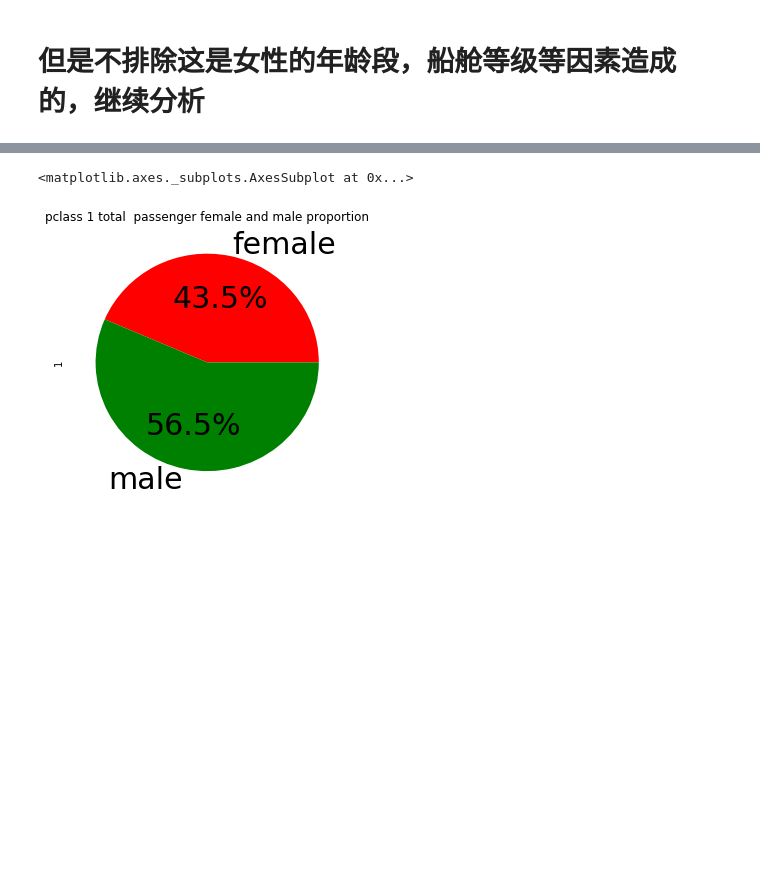
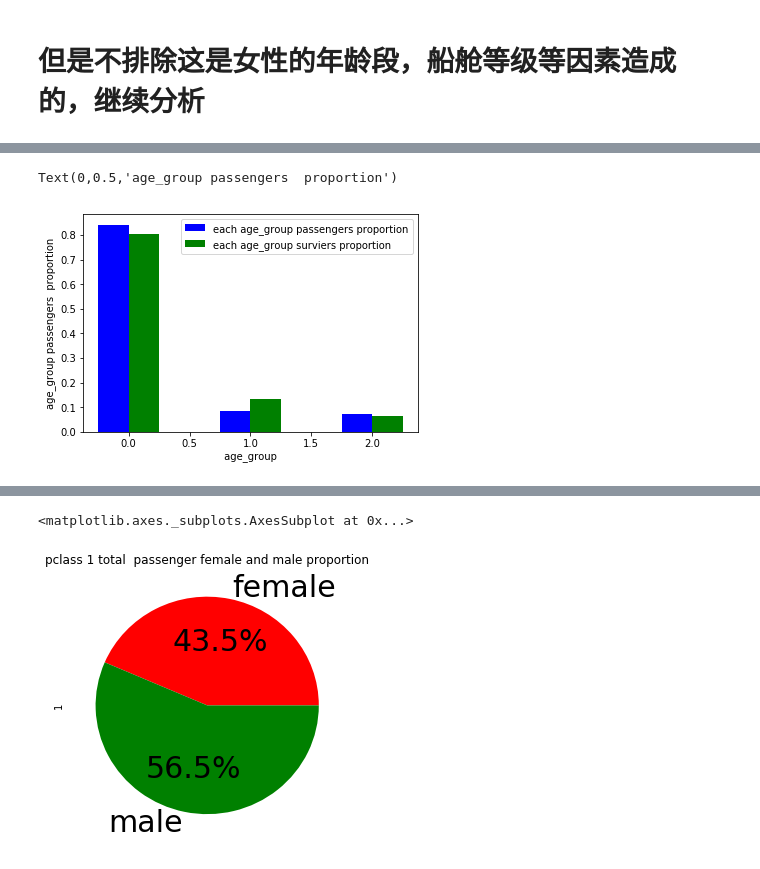
Before and after one commit to dedlous/data_wrangling, a Jupyter notebook: titanic-data_wrangle.ipynb, the cells around one changed output, grey strips where cells are left out. Cells and saved outputs as stored; diff of their text form; code cells hidden in the pictures; blank space fills up the shorter version.

```diff
--- a/titanic-data_wrangle.ipynb
+++ b/titanic-data_wrangle.ipynb
@@ -112,0 +205,19 @@ Text(0.5,1,' female and male surviers proportion')
+# %%
+#
+# 整条船上每个age_group中旅客数量的比例
+#
+total_age_group_proportion=(df.groupby("age_group")['PassengerId'].count()/(df['PassengerId'].count()))
+#
+# 幸存者中每个age_group中旅客的数量的比例
+#
+survived_age_group_proportion=(df_survived.groupby("age_group")['PassengerId'].count()/(df_survived['PassengerId'].count()))
+# %%
+X = np.arange(3)
+plt.bar(X -0.125, total_age_group_proportion, color = 'b', width = 0.25,label='each age_group passengers proportion')
+plt.bar(X +0.125, survived_age_group_proportion, color = 'g', width = 0.25,label='each age_group surviers proportion')
+plt.legend()
+plt.xlabel(' age_group ')
+plt.ylabel('age_group passengers  proportion')
+# %% [output]
+Text(0,0.5,'age_group passengers  proportion')
+[figure, added]
```
Also changed, not shown: parts of 56 cells of this notebook.
